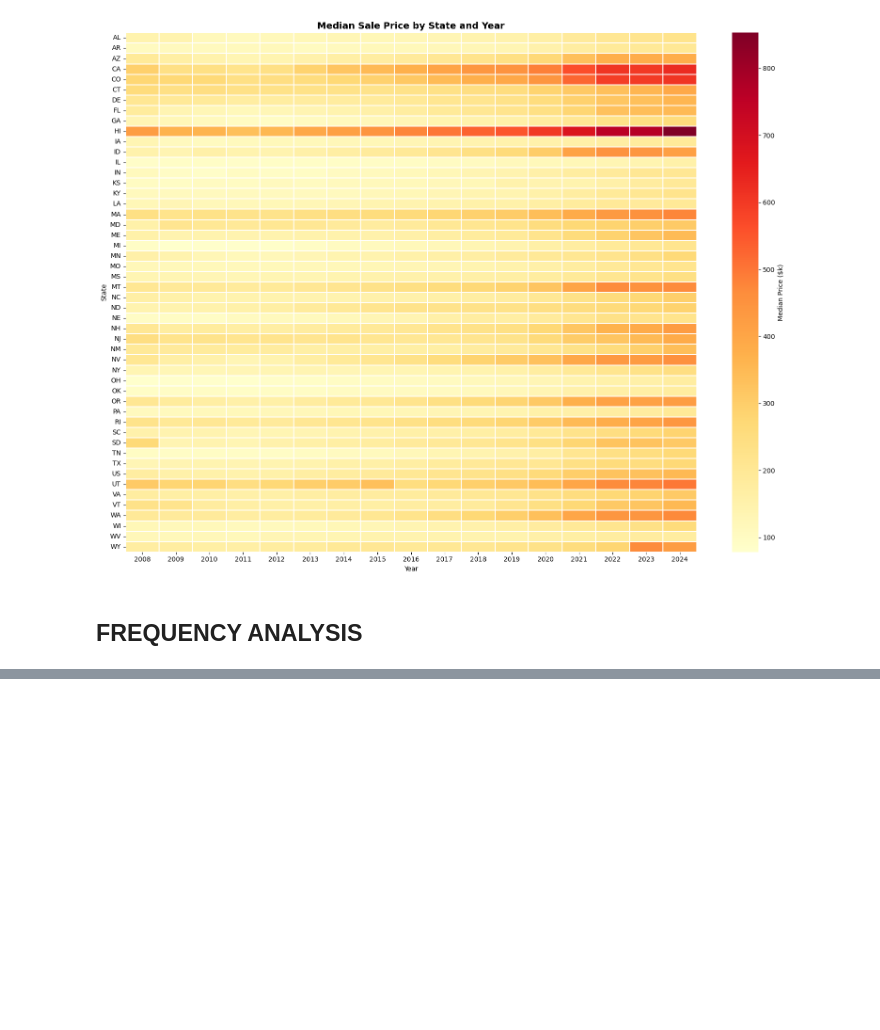
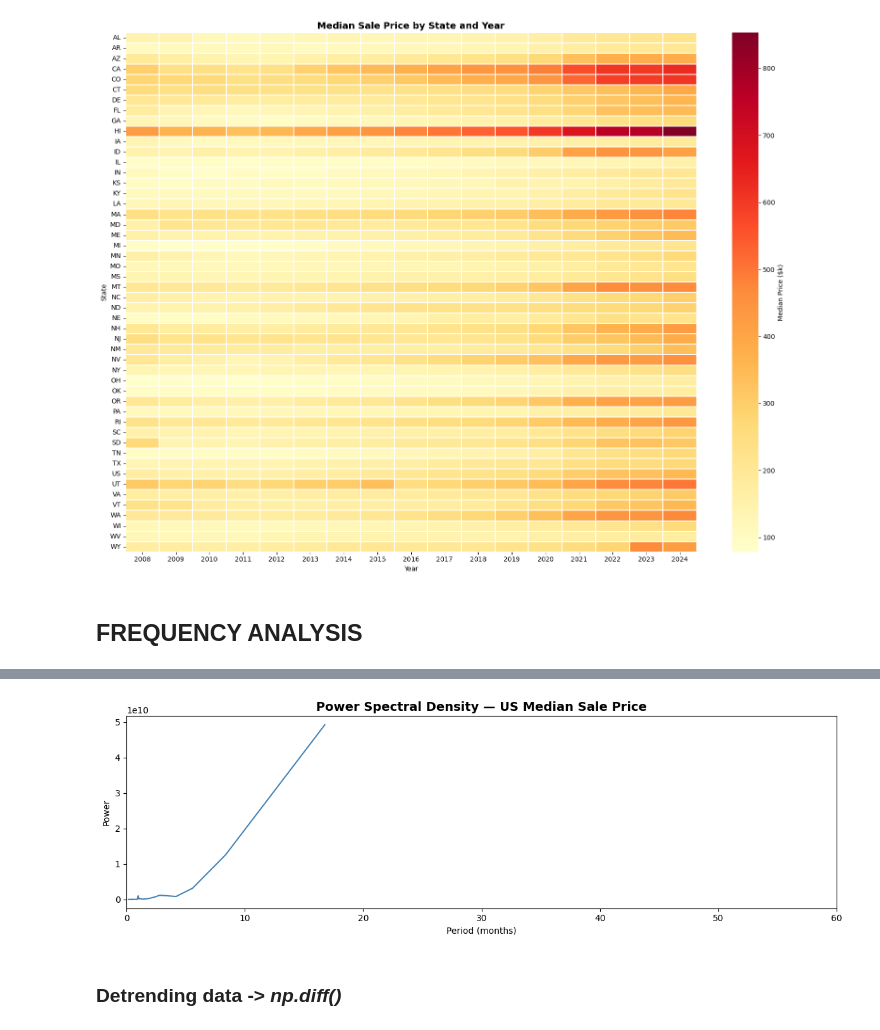
Before and after one commit to Onath/PropertyPriceForecasting, a Jupyter notebook: property_price_forecasting.ipynb, the cells around one changed output, grey strips where cells are left out. Drawn from its saved outputs; the diff is of its cells as text; code cells hidden in the pictures; blank space fills up the shorter version.

Commit message:
frequency analysis added, step 2 done

```diff
--- a/property_price_forecasting.ipynb
+++ b/property_price_forecasting.ipynb
@@ -822,0 +834,25 @@ plt.show()
+# %%
+from scipy import signal
+
+# Use the US national price series, drop NaN
+us_values = us_price['MedianSalePrice'].dropna().values
+
+# Compute periodogram (sampling frequency = 12 per year since monthly data)
+freqs, psd = signal.periodogram(us_values, fs=12)
+
+# Convert frequency to period in months
+periods = 1 / freqs[1:]  # skip zero frequency
+psd = psd[1:]
+
+fig, ax = plt.subplots(figsize=(12, 4))
+ax.plot(periods, psd, color='steelblue', linewidth=1.5)
+ax.set_title('Power Spectral Density — US Median Sale Price', fontsize=14, weight='bold')
+ax.set_xlabel('Period (months)')
+ax.set_ylabel('Power')
+ax.set_xlim(0, 60)  # focus on periods up to 5 years
+plt.tight_layout()
+plt.show()
+# %% [output]
+[figure, added]
+# %% [markdown]
+### Detrending data -> *np.diff()*
```
Also changed, not shown: parts of 15 cells of this notebook.
